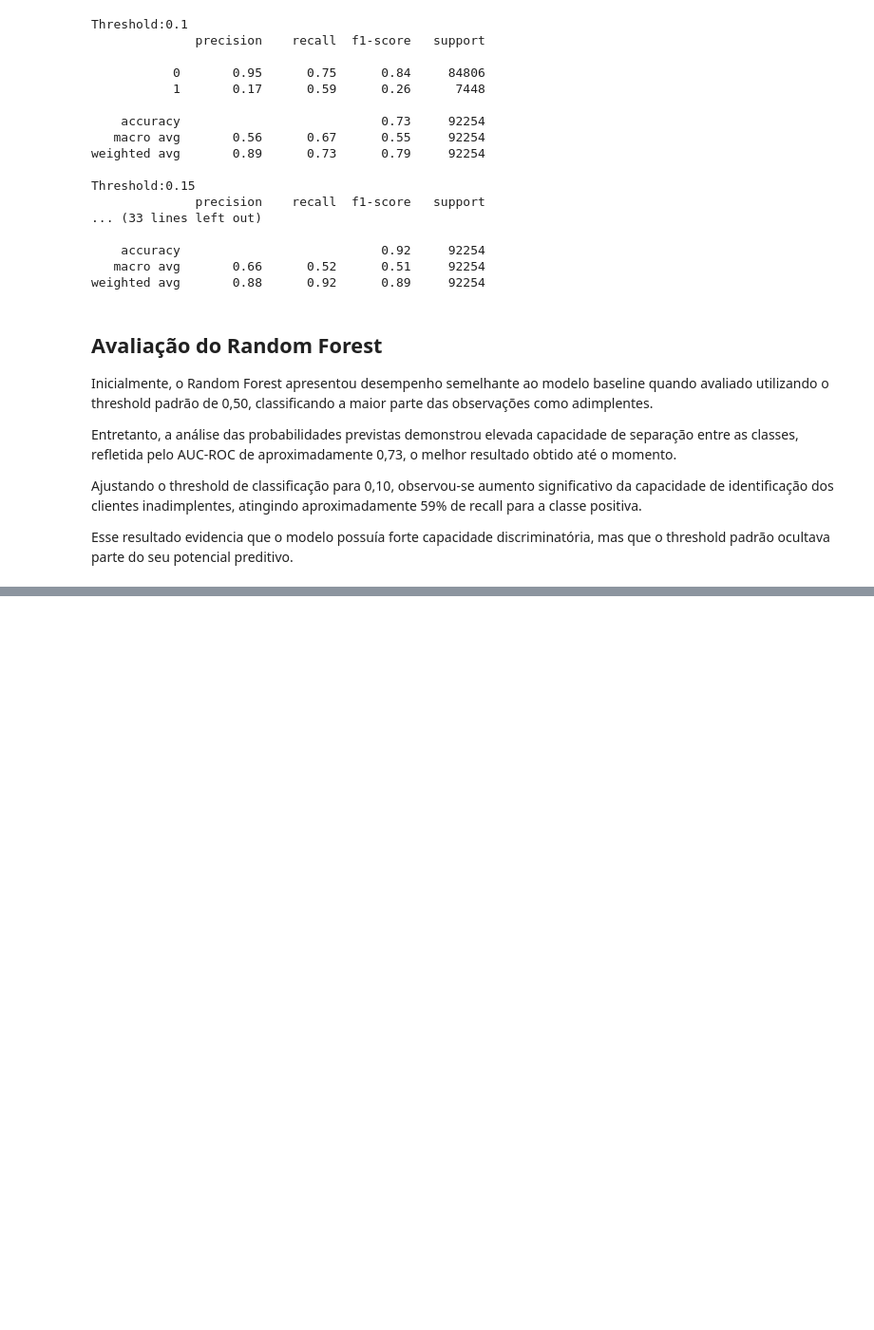
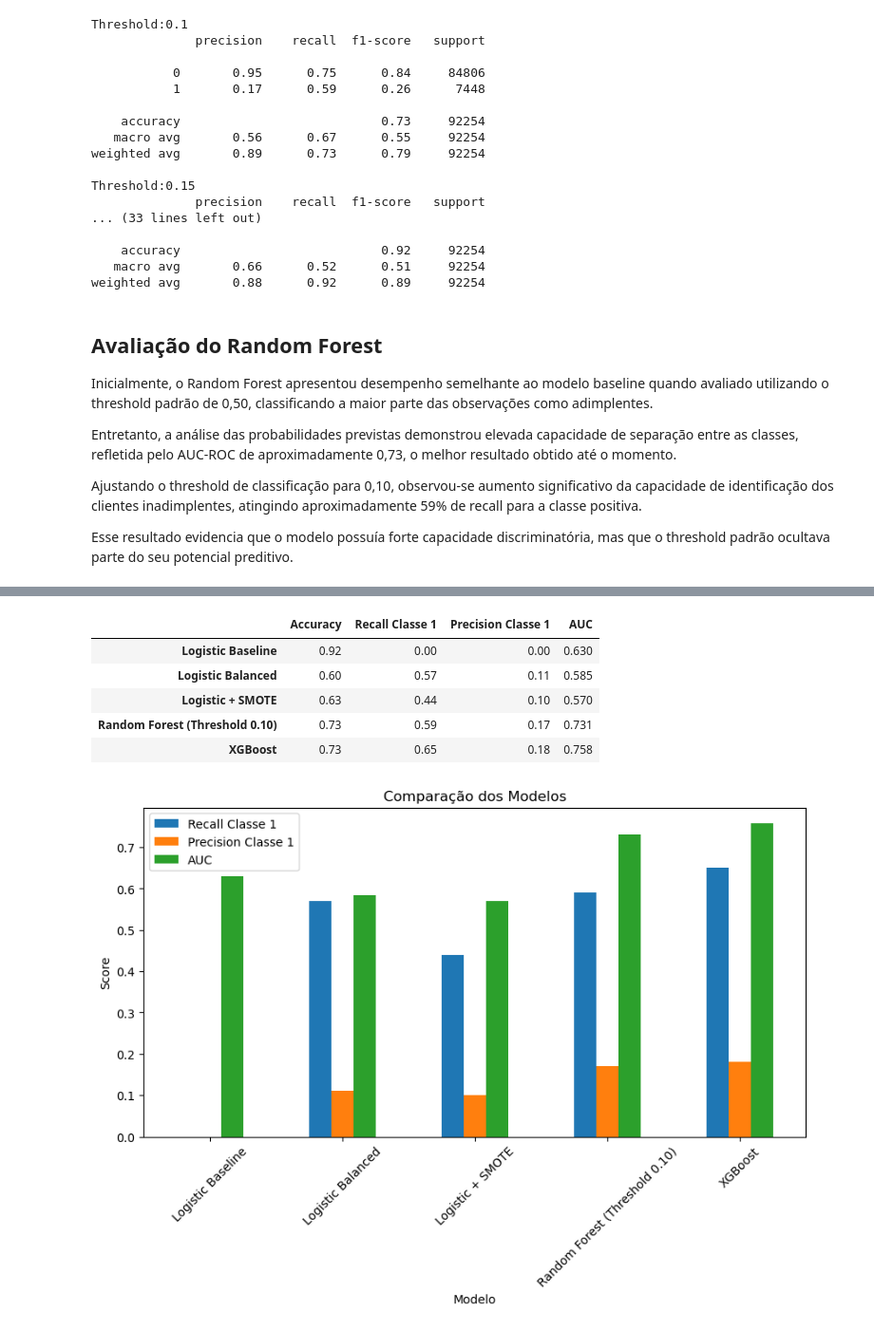
Before and after one commit to Rd-Brito13/Credit-Risk, a Jupyter notebook: notebook/04_modelos_avancados.ipynb, the cells around one changed output, grey strips where cells are left out. Shown at 95% size. Saved outputs shown, nothing was run; the diff lists cells and outputs as text; code cells hidden in the pictures; blank space fills up the shorter version.

```diff
--- a/notebook/04_modelos_avancados.ipynb
+++ b/notebook/04_modelos_avancados.ipynb
@@ -354,0 +500,63 @@ modelo_xgb = XGBoostClassifier()
+# %%
+resultados = {
+    'Logistic Baseline': {
+        'Accuracy': 0.92,
+        'Recall Classe 1': 0.00,
+        'Precision Classe 1': 0.00,
+        'AUC': 0.63
+    },
+
+    'Logistic Balanced': {
+        'Accuracy': 0.60,
+        'Recall Classe 1': 0.57,
+        'Precision Classe 1': 0.11,
+        'AUC': 0.585
+    },
+
+    'Logistic + SMOTE': {
+        'Accuracy': 0.63,
+        'Recall Classe 1': 0.44,
+        'Precision Classe 1': 0.10,
+        'AUC': 0.57
+    },
+
+    'Random Forest (Threshold 0.10)': {
+        'Accuracy': 0.73,
+        'Recall Classe 1': 0.59,
+        'Precision Classe 1': 0.17,
+        'AUC': 0.731
+    },
+
+    'XGBoost': {
+        'Accuracy': 0.73,
+        'Recall Classe 1': 0.65,
+        'Precision Classe 1': 0.18,
+        'AUC': 0.758
+    }
+}
+
+df_resultados = pd.DataFrame(resultados).T
+
+display(df_resultados)
+
+df_resultados[['Recall Classe 1',
+               'Precision Classe 1',
+               'AUC']].plot(
+    kind='bar',
+    figsize=(10,5)
+)
+
+plt.title('Comparação dos Modelos')
+plt.ylabel('Score')
+plt.xlabel('Modelo')
+plt.xticks(rotation=45)
+
+plt.show()
+# %% [output]
+|  | Accuracy | Recall Classe 1 | Precision Classe 1 | AUC |
+| Logistic Baseline | 0.92 | 0.00 | 0.00 | 0.630 |
+| Logistic Balanced | 0.60 | 0.57 | 0.11 | 0.585 |
+| Logistic + SMOTE | 0.63 | 0.44 | 0.10 | 0.570 |
+| Random Forest (Threshold 0.10) | 0.73 | 0.59 | 0.17 | 0.731 |
+| XGBoost | 0.73 | 0.65 | 0.18 | 0.758 |
+[figure, added]
```
Also changed, not shown: parts of 19 cells of this notebook.
